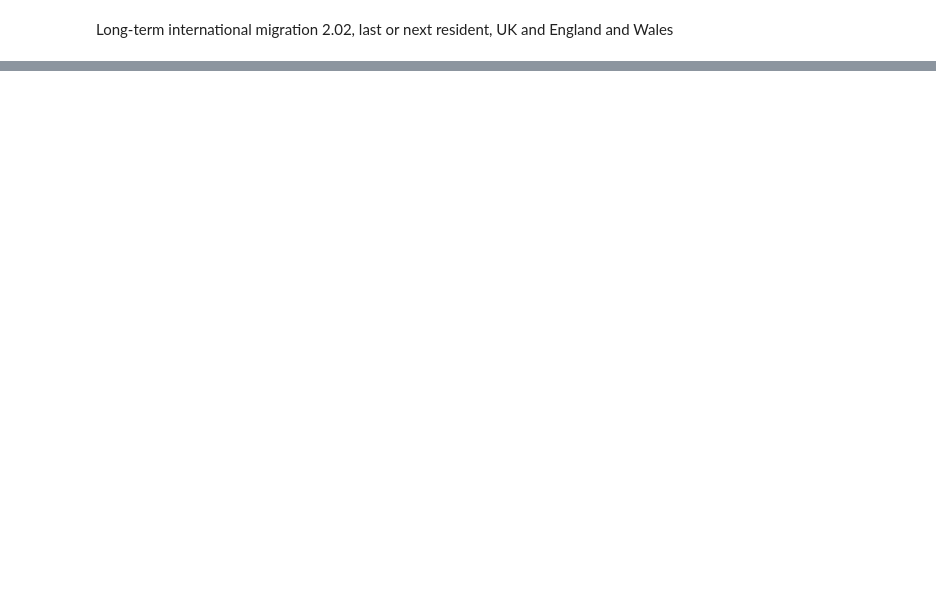
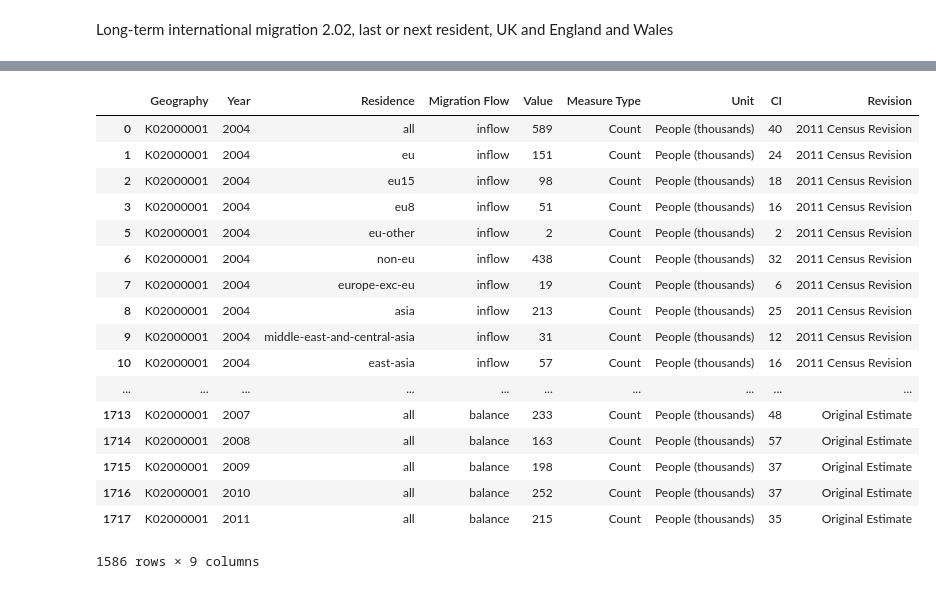
Before and after one commit to GSS-Cogs/ONS-LTIM-country-of-residence, a Jupyter notebook: main.ipynb, the cells around one changed output, grey strips where cells are left out. Saved outputs shown, nothing was run; the diff lists cells and outputs as text; code cells hidden in the pictures; blank space fills up the shorter version.

```diff
--- a/main.ipynb
+++ b/main.ipynb
@@ -378,0 +65,2 @@ with open(destinationFolder / 'dataset.trig', 'wb') as metadata:
+# %%
+tidy['Residence'].fillna('all', inplace = True)
@@ -378,0 +102,59 @@ with open(destinationFolder / 'dataset.trig', 'wb') as metadata:
+# %%
+tidy['Geography'] = tidy['Geography'].cat.rename_categories({
+    'United Kingdom': 'K02000001',
+    'England and Wales': 'K04000001'
+})
+tidy['Residence'] = tidy['Residence'].cat.rename_categories({
+    'Asia' : 'asia',
+    'Central and South America' : 'central-and-south-america',
+    'East Asia' : 'east-asia',
+    'European Union EU15' : 'eu15',
+    'European Union EU2' : 'eu2',
+    'European Union EU8' : 'eu8',
+    'European Union Other' : 'eu-other',
+    'European Union2' : 'eu' ,
+    'Middle East and Central Asia' : 'middle-east-and-central-asia' ,
+    'Non-European Union3' : 'non-eu',
+    'North Africa' : 'north-africa',
+    'North America' : 'north-america',
+    'Oceania' : 'oceania',
+    'Other Europe3' : 'europe-exc-eu',
+    'Rest of the World' : 'rest-of-world',
+    'South Asia' : 'south-asia',
+    'South East Asia' :'south-east-asia',
+    'Sub-Saharan Africa' : 'sub-saharan-africa'
+
+})
+tidy['Migration Flow'] = tidy['Migration Flow'].cat.rename_categories({
+    'Balance': 'balance',
+    'Inflow': 'inflow',
+    'Outflow': 'outflow'
+})
+
+tidy = tidy[['Geography', 'Year', 'Residence', 'Migration Flow',
+             'Value', 'Measure Type', 'Unit', 'CI', 'Revision']]
+# %%
+tidy['Year'] = tidy['Year'].apply(lambda x: pd.to_numeric(x, downcast='integer'))
+# %%
+tidy['Year'] = tidy['Year'].astype(int)
+# %%
+tidy
+# %% [output]
+|  | Geography | Year | Residence | Migration Flow | Value | Measure Type | Unit | CI | Revision |
+| 0 | K02000001 | 2004 | all | inflow | 589 | Count | People (thousands) | 40 | 2011 Census Revision |
+| 1 | K02000001 | 2004 | eu | inflow | 151 | Count | People (thousands) | 24 | 2011 Census Revision |
+| 2 | K02000001 | 2004 | eu15 | inflow | 98 | Count | People (thousands) | 18 | 2011 Census Revision |
+| 3 | K02000001 | 2004 | eu8 | inflow | 51 | Count | People (thousands) | 16 | 2011 Census Revision |
+| 5 | K02000001 | 2004 | eu-other | inflow | 2 | Count | People (thousands) | 2 | 2011 Census Revision |
+| 6 | K02000001 | 2004 | non-eu | inflow | 438 | Count | People (thousands) | 32 | 2011 Census Revision |
+| 7 | K02000001 | 2004 | europe-exc-eu | inflow | 19 | Count | People (thousands) | 6 | 2011 Census Revision |
+| 8 | K02000001 | 2004 | asia | inflow | 213 | Count | People (thousands) | 25 | 2011 Census Revision |
+| 9 | K02000001 | 2004 | middle-east-and-central-asia | inflow | 31 | Count | People (thousands) | 12 | 2011 Census Revision |
+| 10 | K02000001 | 2004 | east-asia | inflow | 57 | Count | People (thousands) | 16 | 2011 Census Revision |
+| ... | ... | ... | ... | ... | ... | ... | ... | ... | ... |
+| 1713 | K02000001 | 2007 | all | balance | 233 | Count | People (thousands) | 48 | Original Estimate |
+| 1714 | K02000001 | 2008 | all | balance | 163 | Count | People (thousands) | 57 | Original Estimate |
+| 1715 | K02000001 | 2009 | all | balance | 198 | Count | People (thousands) | 37 | Original Estimate |
+| 1716 | K02000001 | 2010 | all | balance | 252 | Count | People (thousands) | 37 | Original Estimate |
+| 1717 | K02000001 | 2011 | all | balance | 215 | Count | People (thousands) | 35 | Original Estimate |
+1586 rows × 9 columns
```
Also changed, not shown: parts of 56 cells of this notebook.
